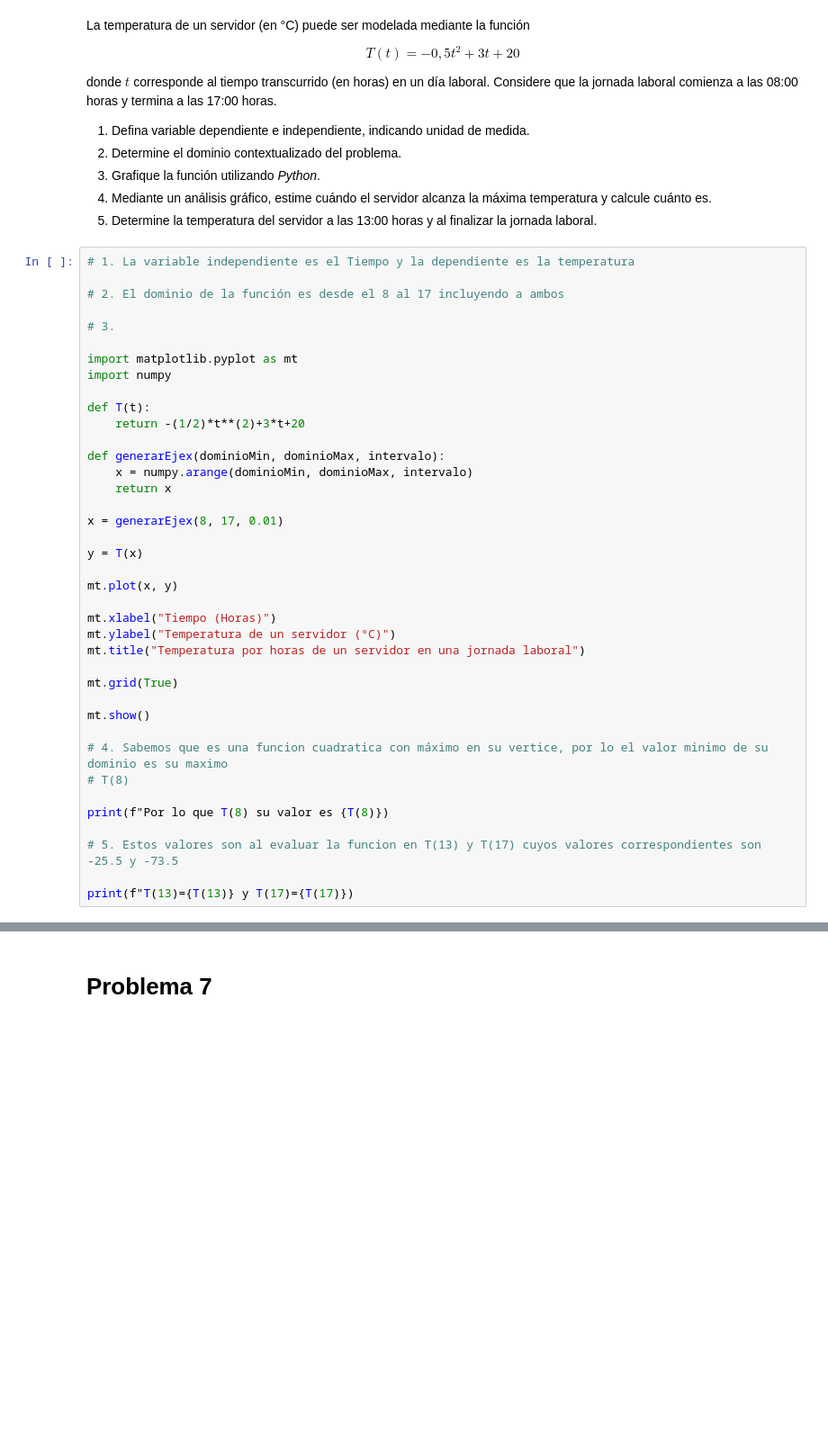
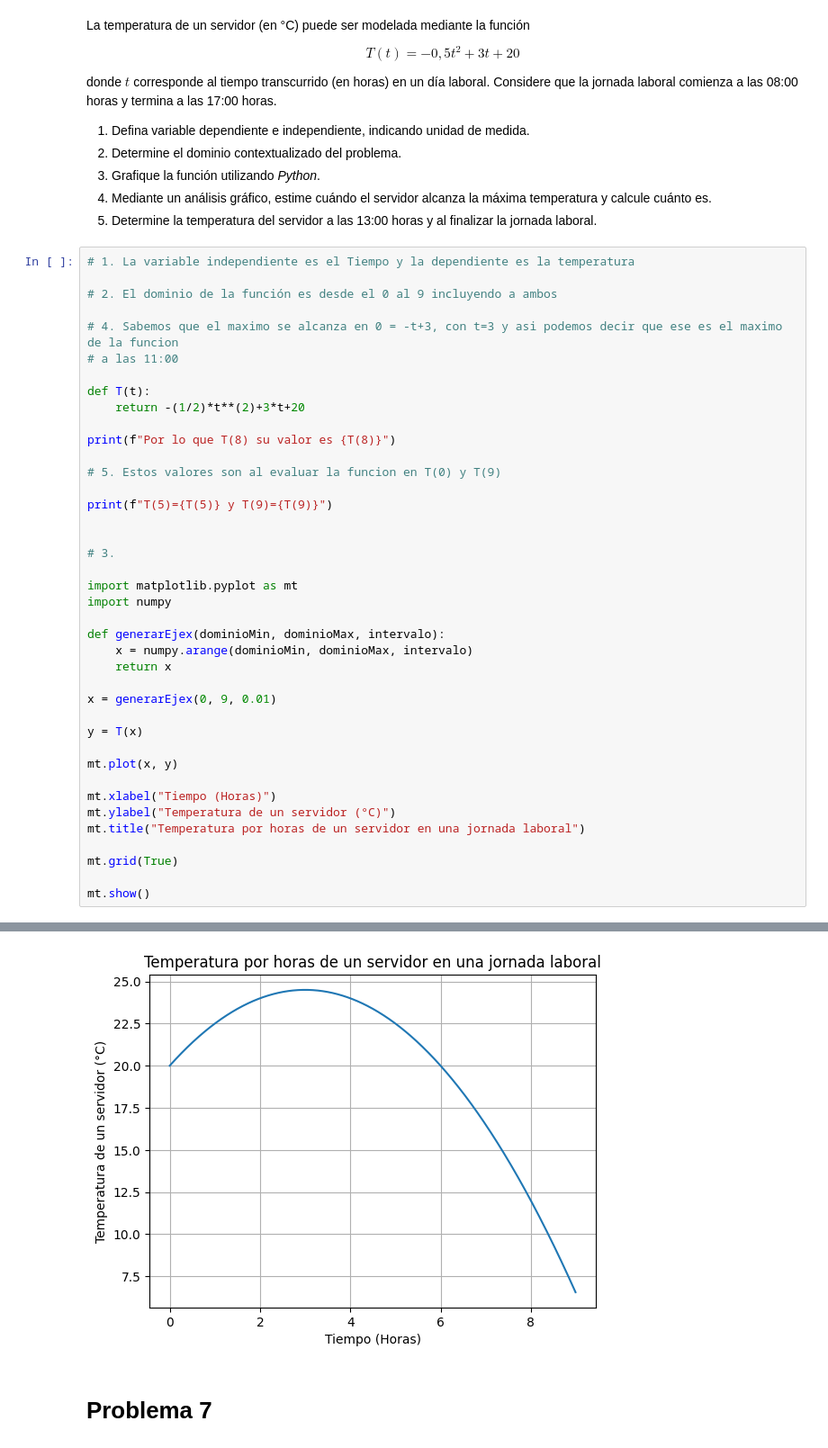
Before and after one commit to Roony11-Repocitorioduoc/Matematica-aplicada, a Jupyter notebook: G1_Funciones.ipynb, the cells around one changed output, grey strips where cells are left out. Shown at 90% size. Saved outputs shown, nothing was run; the diff lists cells and outputs as text; blank space fills up the shorter version.

```diff
--- a/G1_Funciones.ipynb
+++ b/G1_Funciones.ipynb
@@ -192,21 +212,31 @@ donde $t$ corresponde al tiempo transcurrido (en horas) en un día laboral. Cons
 # %%
 # 1. La variable independiente es el Tiempo y la dependiente es la temperatura
 
-# 2. El dominio de la función es desde el 8 al 17 incluyendo a ambos
+# 2. El dominio de la función es desde el 0 al 9 incluyendo a ambos
+
+# 4. Sabemos que el maximo se alcanza en 0 = -t+3, con t=3 y asi podemos decir que ese es el maximo de la funcion
+# a las 11:00
+
+def T(t):
+    return -(1/2)*t**(2)+3*t+20
+
+print(f"Por lo que T(8) su valor es {T(8)}")
+
+# 5. Estos valores son al evaluar la funcion en T(0) y T(9)
+
+print(f"T(5)={T(5)} y T(9)={T(9)}")
+
 
 # 3.
 
 import matplotlib.pyplot as mt
 import numpy
 
-def T(t):
-    return -(1/2)*t**(2)+3*t+20
-
 def generarEjex(dominioMin, dominioMax, intervalo):
     x = numpy.arange(dominioMin, dominioMax, intervalo)
     return x
 
-x = generarEjex(8, 17, 0.01)
+x = generarEjex(0, 9, 0.01)
 
 y = T(x)
 
@@ -219,12 +249,4 @@ mt.title("Temperatura por horas de un servidor en una jornada laboral")
 mt.grid(True)
 
 mt.show()
-
-# 4. Sabemos que es una funcion cuadratica con máximo en su vertice, por lo el valor minimo de su dominio es su maximo
-# T(8)
-
-print(f"Por lo que T(8) su valor es {T(8)})
-
-# 5. Estos valores son al evaluar la funcion en T(13) y T(17) cuyos valores correspondientes son -25.5 y -73.5
-
-print(f"T(13)={T(13)} y T(17)={T(17)})
+# %% [output]
@@ -231,3 +255,4 @@ print(f"T(13)={T(13)} y T(17)={T(17)})
+[figure, added]
 # %% [markdown]
 # Problema 7
 # %% [markdown]
```
Also changed, not shown: parts of 8 cells of this notebook.
